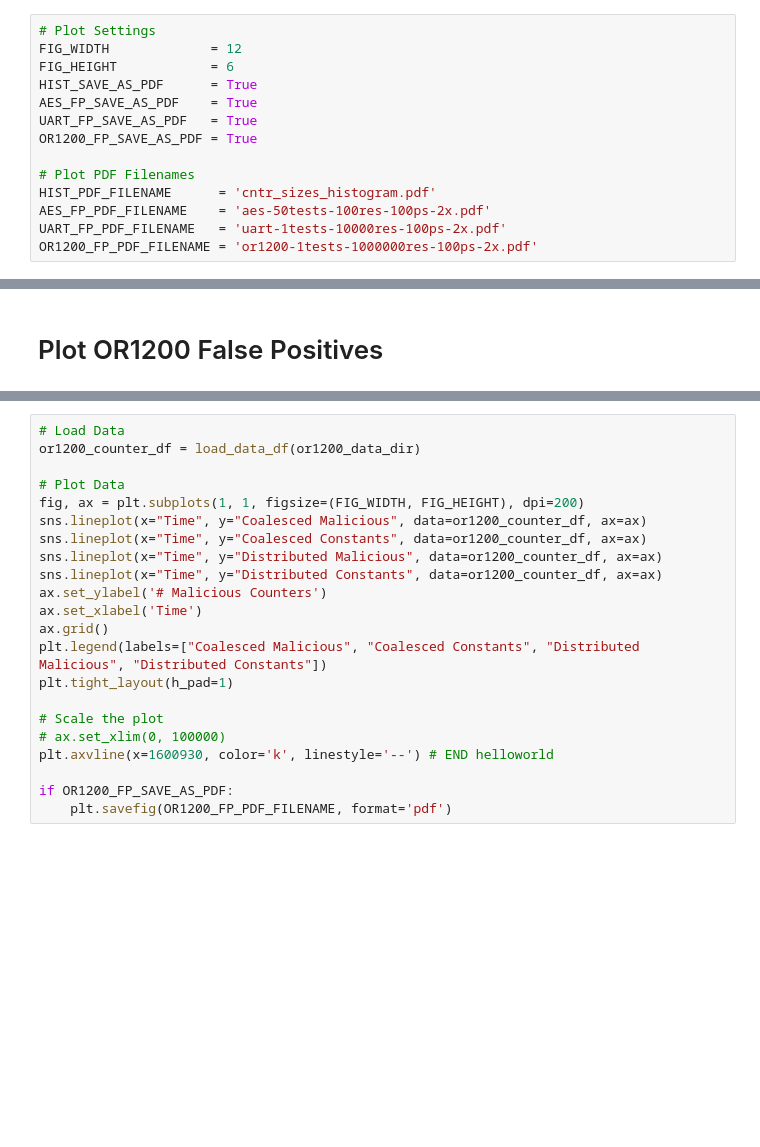
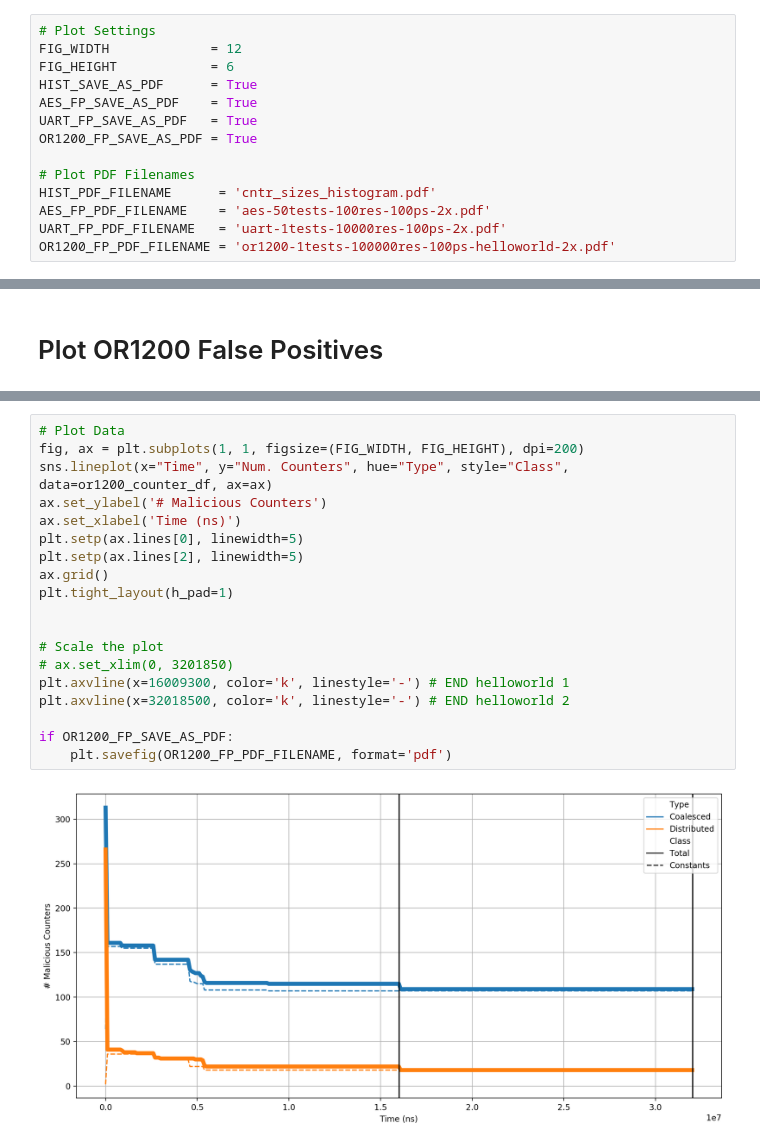
Before and after one commit to timothytrippel/bomberman, a Jupyter notebook: circuits/plots/exp_001_false_positives.ipynb, the cells around one changed output, grey strips where cells are left out. Drawn from its saved outputs; the diff is of its cells as text; blank space fills up the shorter version.

```diff
--- a/circuits/plots/exp_001_false_positives.ipynb
+++ b/circuits/plots/exp_001_false_positives.ipynb
@@ -39,7 +39,7 @@ OR1200_FP_SAVE_AS_PDF = True
 HIST_PDF_FILENAME      = 'cntr_sizes_histogram.pdf'
 AES_FP_PDF_FILENAME    = 'aes-50tests-100res-100ps-2x.pdf'
 UART_FP_PDF_FILENAME   = 'uart-1tests-10000res-100ps-2x.pdf'
-OR1200_FP_PDF_FILENAME = 'or1200-1tests-1000000res-100ps-2x.pdf'
+OR1200_FP_PDF_FILENAME = 'or1200-1tests-100000res-100ps-helloworld-2x.pdf'
 # %% [markdown]
 # Plot Counter Size Histogram
 # %%
@@ -158,22 +158,21 @@ if UART_FP_SAVE_AS_PDF:
 # %%
-# Load Data
-or1200_counter_df = load_data_df(or1200_data_dir)
-
 # Plot Data
 fig, ax = plt.subplots(1, 1, figsize=(FIG_WIDTH, FIG_HEIGHT), dpi=200)
-sns.lineplot(x="Time", y="Coalesced Malicious", data=or1200_counter_df, ax=ax)
-sns.lineplot(x="Time", y="Coalesced Constants", data=or1200_counter_df, ax=ax)
-sns.lineplot(x="Time", y="Distributed Malicious", data=or1200_counter_df, ax=ax)
-sns.lineplot(x="Time", y="Distributed Constants", data=or1200_counter_df, ax=ax)
+sns.lineplot(x="Time", y="Num. Counters", hue="Type", style="Class", data=or1200_counter_df, ax=ax)
 ax.set_ylabel('# Malicious Counters')
-ax.set_xlabel('Time')
+ax.set_xlabel('Time (ns)')
+plt.setp(ax.lines[0], linewidth=5)
+plt.setp(ax.lines[2], linewidth=5)
 ax.grid()
-plt.legend(labels=["Coalesced Malicious", "Coalesced Constants", "Distributed Malicious", "Distributed Constants"])
 plt.tight_layout(h_pad=1)
 
+
 # Scale the plot
-# ax.set_xlim(0, 100000)
-plt.axvline(x=1600930, color='k', linestyle='--') # END helloworld
+# ax.set_xlim(0, 3201850)
+plt.axvline(x=16009300, color='k', linestyle='-') # END helloworld 1
+plt.axvline(x=32018500, color='k', linestyle='-') # END helloworld 2
 
 if OR1200_FP_SAVE_AS_PDF:
     plt.savefig(OR1200_FP_PDF_FILENAME, format='pdf')
+# %% [output]
+[figure, added]
```
Also changed, not shown: parts of 5 cells of this notebook, 37 other files.
